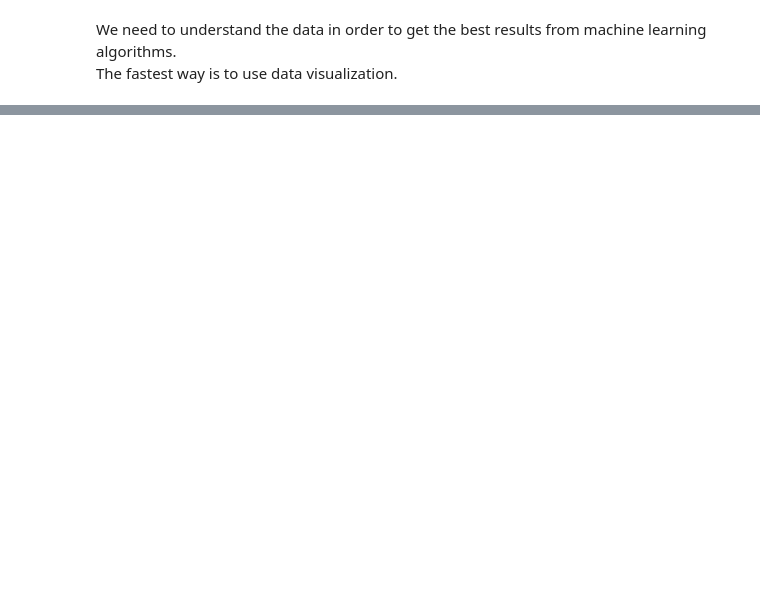
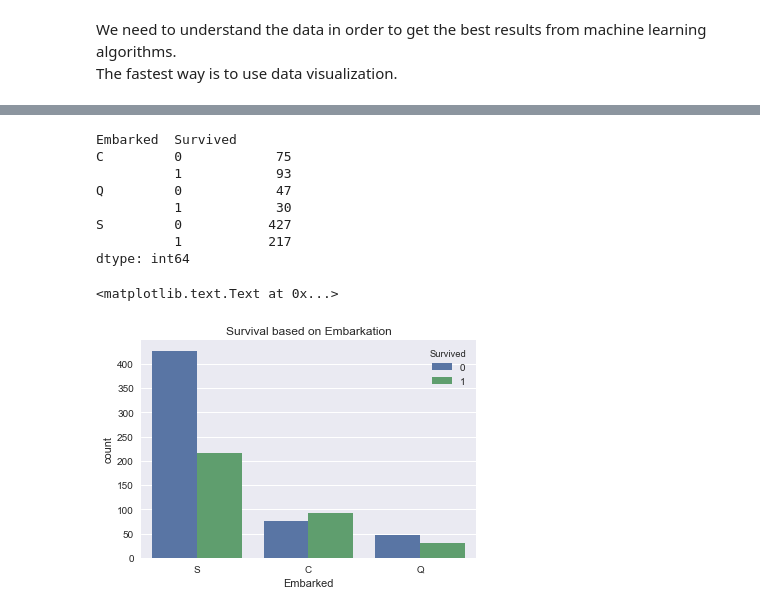
Before and after one commit to MelanVijayaratnam/Kaggle-nb, a Jupyter notebook: Titanic_2.ipynb, the cells around one changed output, grey strips where cells are left out. Cells and saved outputs as stored; diff of their text form; code cells hidden in the pictures; blank space fills up the shorter version.

```diff
--- a/Titanic_2.ipynb
+++ b/Titanic_2.ipynb
@@ -136,0 +155,16 @@ sns.barplot(x="Survived", estimator=sum, data=train_df)
+# %%
+print( train_df.groupby(['Embarked','Survived']).size() )
+
+sns.countplot(x="Embarked", hue="Survived", data=train_df)
+plt.title("Survival based on Embarkation")
+# %% [output]
+Embarked  Survived
+C         0            75
+          1            93
+Q         0            47
+          1            30
+S         0           427
+          1           217
+dtype: int64
+<matplotlib.text.Text at 0x...>
+[figure, added]
```
Also changed, not shown: parts of 13 cells of this notebook.
